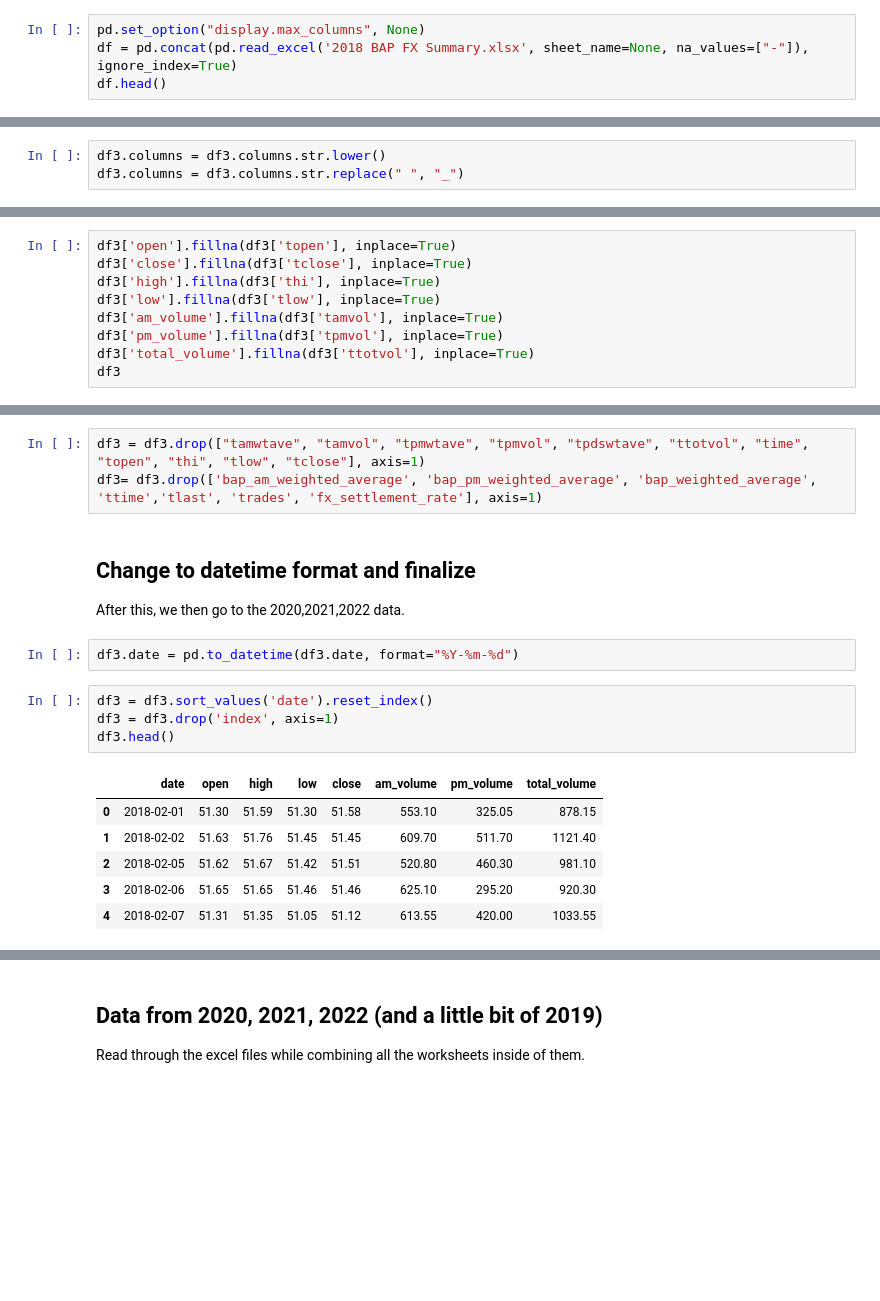
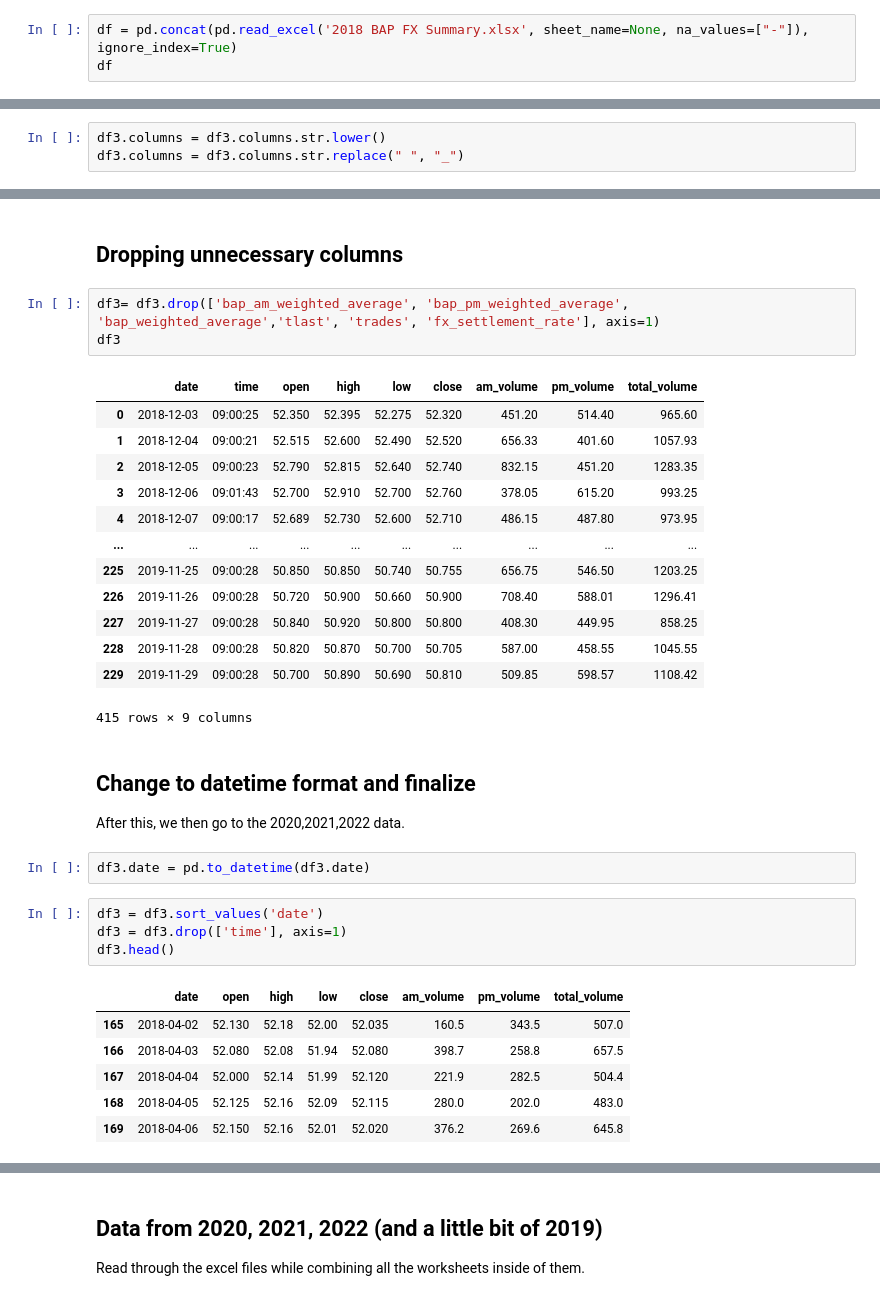
Before and after one commit to pmagtulis/usd-php-forex, a Jupyter notebook: cleaning-forex-ph.ipynb, the cells around one changed output, grey strips where cells are left out. Drawn from its saved outputs; the diff is of its cells as text; blank space fills up the shorter version.

```diff
--- a/cleaning-forex-ph.ipynb
+++ b/cleaning-forex-ph.ipynb
@@ -23,8 +25,7 @@ from plotnine import *
 
 The Excel files from 2018 and 2019 **(except December 2019)** have a different structure from later files. We will begin with combining and cleaning 2018 and 2019 data first.
 # %%
-pd.set_option("display.max_columns", None)
 df = pd.concat(pd.read_excel('2018 BAP FX Summary.xlsx', sheet_name=None, na_values=["-"]), ignore_index=True)
-df.head()
+df
 # %% [output]
 |  | DATE | TIME | OPEN | HIGH | LOW | CLOSE | BAP AM WEIGHTED AVERAGE | AM VOLUME | ... |
@@ -78,9 +86,0 @@ Before we drop the "duplicated" columns, we get the information under them and u
-# %%
-df3['open'].fillna(df3['topen'], inplace=True)
-df3['close'].fillna(df3['tclose'], inplace=True)
-df3['high'].fillna(df3['thi'], inplace=True)
-df3['low'].fillna(df3['tlow'], inplace=True)
-df3['am_volume'].fillna(df3['tamvol'], inplace=True)
-df3['pm_volume'].fillna(df3['tpmvol'], inplace=True)
-df3['total_volume'].fillna(df3['ttotvol'], inplace=True)
-df3
@@ -101,20 +103,36 @@ df3
+# %% [markdown]
+## Dropping unnecessary columns
 # %%
-df3 = df3.drop(["tamwtave", "tamvol", "tpmwtave", "tpmvol", "tpdswtave", "ttotvol", "time", "topen", "thi", "tlow", "tclose"], axis=1)
-df3= df3.drop(['bap_am_weighted_average', 'bap_pm_weighted_average', 'bap_weighted_average', 'ttime','tlast', 'trades', 'fx_settlement_rate'], axis=1)
+df3= df3.drop(['bap_am_weighted_average', 'bap_pm_weighted_average', 'bap_weighted_average','tlast', 'trades', 'fx_settlement_rate'], axis=1)
+df3
+# %% [output]
+|  | date | time | open | high | low | close | am_volume | pm_volume | total_volume |
+| 0 | 2018-12-03 | 09:00:25 | 52.350 | 52.395 | 52.275 | 52.320 | 451.20 | 514.40 | 965.60 |
+| 1 | 2018-12-04 | 09:00:21 | 52.515 | 52.600 | 52.490 | 52.520 | 656.33 | 401.60 | 1057.93 |
+| 2 | 2018-12-05 | 09:00:23 | 52.790 | 52.815 | 52.640 | 52.740 | 832.15 | 451.20 | 1283.35 |
+| 3 | 2018-12-06 | 09:01:43 | 52.700 | 52.910 | 52.700 | 52.760 | 378.05 | 615.20 | 993.25 |
+| 4 | 2018-12-07 | 09:00:17 | 52.689 | 52.730 | 52.600 | 52.710 | 486.15 | 487.80 | 973.95 |
+| ... | ... | ... | ... | ... | ... | ... | ... | ... | ... |
+| 225 | 2019-11-25 | 09:00:28 | 50.850 | 50.850 | 50.740 | 50.755 | 656.75 | 546.50 | 1203.25 |
+| 226 | 2019-11-26 | 09:00:28 | 50.720 | 50.900 | 50.660 | 50.900 | 708.40 | 588.01 | 1296.41 |
+| 227 | 2019-11-27 | 09:00:28 | 50.840 | 50.920 | 50.800 | 50.800 | 408.30 | 449.95 | 858.25 |
+| 228 | 2019-11-28 | 09:00:28 | 50.820 | 50.870 | 50.700 | 50.705 | 587.00 | 458.55 | 1045.55 |
+| 229 | 2019-11-29 | 09:00:28 | 50.700 | 50.890 | 50.690 | 50.810 | 509.85 | 598.57 | 1108.42 |
+415 rows × 9 columns
 # %% [markdown]
 ## Change to datetime format and finalize
 
 After this, we then go to the 2020,2021,2022 data.
 # %%
-df3.date = pd.to_datetime(df3.date, format="%Y-%m-%d")
+df3.date = pd.to_datetime(df3.date)
 # %%
-df3 = df3.sort_values('date').reset_index()
-df3 = df3.drop('index', axis=1)
+df3 = df3.sort_values('date')
+df3 = df3.drop(['time'], axis=1)
 df3.head()
 # %% [output]
 |  | date | open | high | low | close | am_volume | pm_volume | total_volume |
-| 0 | 2018-02-01 | 51.30 | 51.59 | 51.30 | 51.58 | 553.10 | 325.05 | 878.15 |
-| 1 | 2018-02-02 | 51.63 | 51.76 | 51.45 | 51.45 | 609.70 | 511.70 | 1121.40 |
-| 2 | 2018-02-05 | 51.62 | 51.67 | 51.42 | 51.51 | 520.80 | 460.30 | 981.10 |
-| 3 | 2018-02-06 | 51.65 | 51.65 | 51.46 | 51.46 | 625.10 | 295.20 | 920.30 |
-| 4 | 2018-02-07 | 51.31 | 51.35 | 51.05 | 51.12 | 613.55 | 420.00 | 1033.55 |
+| 165 | 2018-04-02 | 52.130 | 52.18 | 52.00 | 52.035 | 160.5 | 343.5 | 507.0 |
+| 166 | 2018-04-03 | 52.080 | 52.08 | 51.94 | 52.080 | 398.7 | 258.8 | 657.5 |
+| 167 | 2018-04-04 | 52.000 | 52.14 | 51.99 | 52.120 | 221.9 | 282.5 | 504.4 |
+| 168 | 2018-04-05 | 52.125 | 52.16 | 52.09 | 52.115 | 280.0 | 202.0 | 483.0 |
+| 169 | 2018-04-06 | 52.150 | 52.16 | 52.01 | 52.020 | 376.2 | 269.6 | 645.8 |
```
Also changed, not shown: parts of 24 cells of this notebook.
